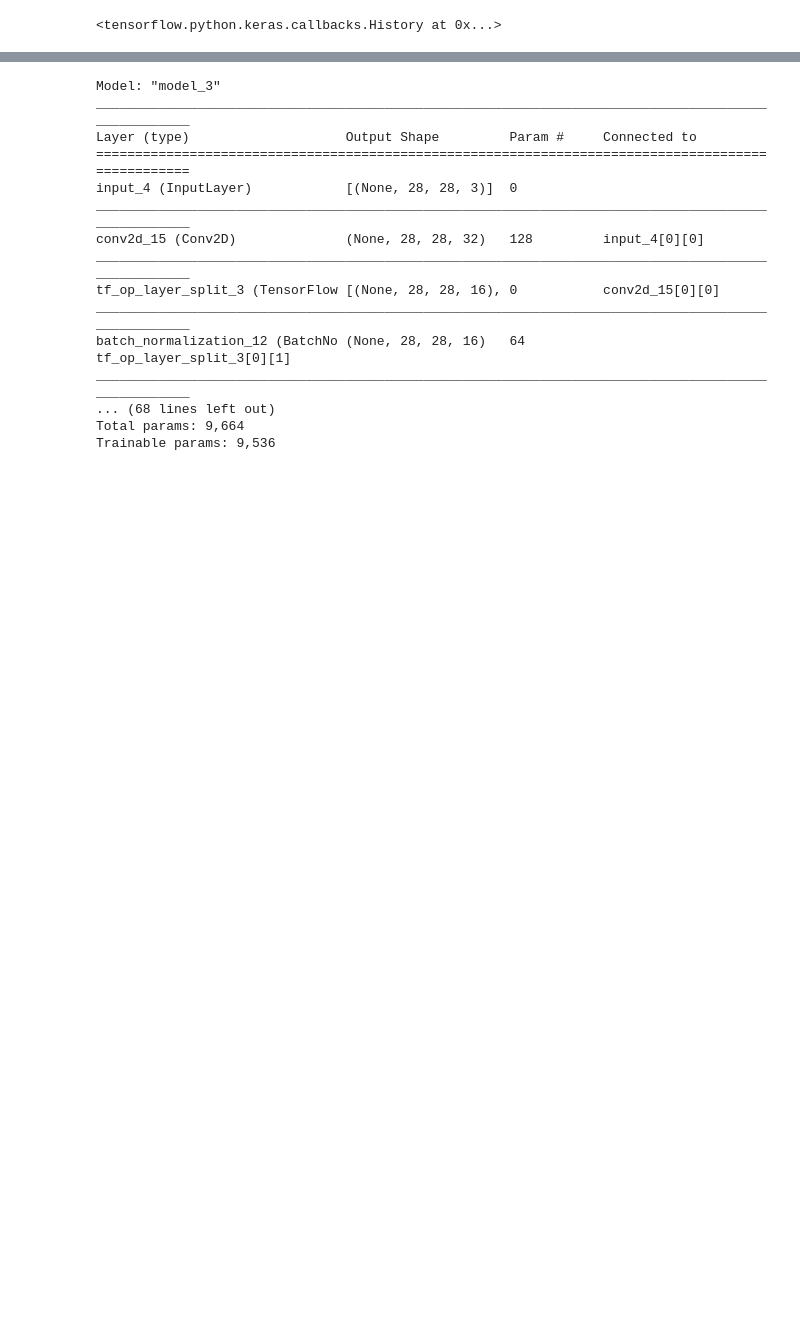
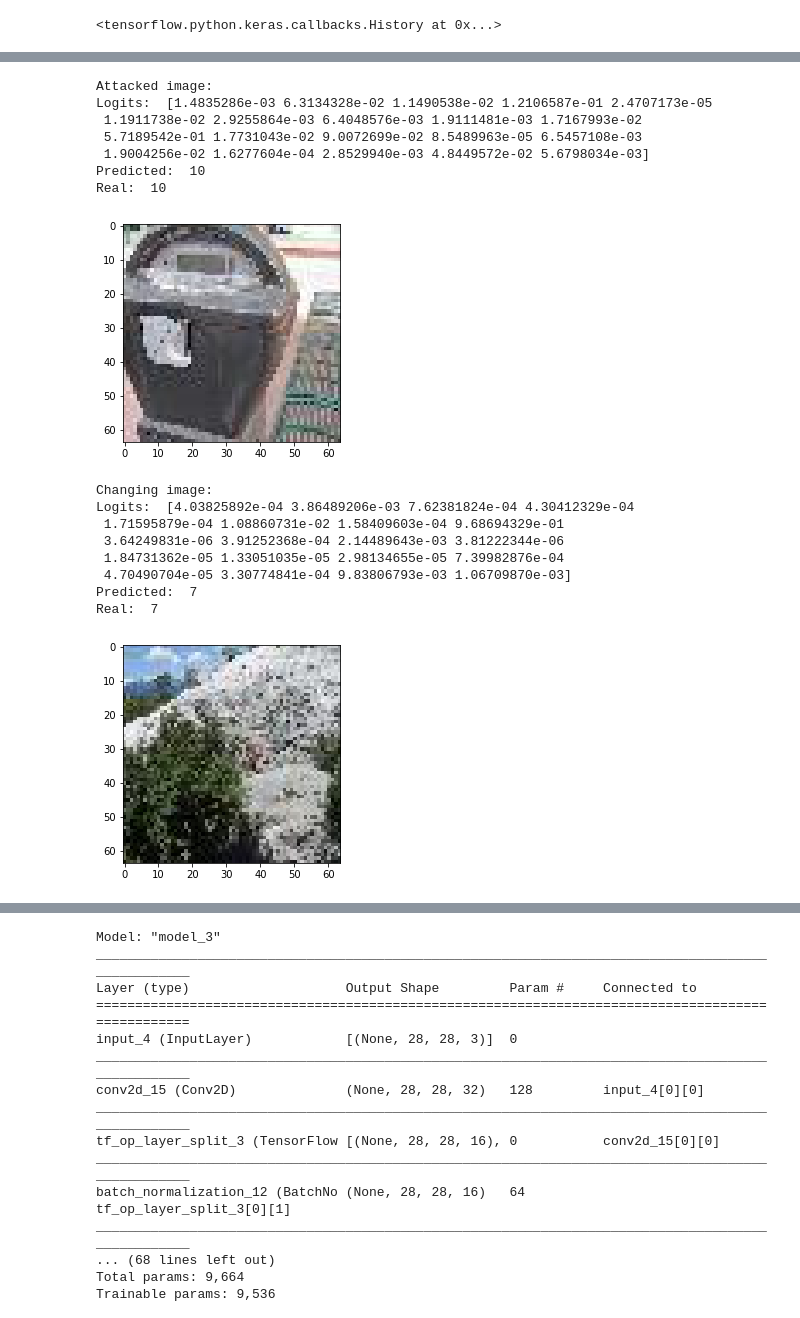
Before and after one commit to sava-stepurin/graduate_work, a Jupyter notebook: RevNet/simple_RevNet.ipynb, the cells around one changed output, grey strips where cells are left out. Drawn from its saved outputs; the diff is of its cells as text; code cells hidden in the pictures; blank space fills up the shorter version.

```diff
--- a/RevNet/simple_RevNet.ipynb
+++ b/RevNet/simple_RevNet.ipynb
@@ -607,0 +1131,20 @@ Train on 52500 samples, validate on 17500 samples
+# %%
+att_i, attacked_img, ch_i, changed_img = choose_images()
+# %% [output]
+Attacked image:
+Logits:  [1.4835286e-03 6.3134328e-02 1.1490538e-02 1.2106587e-01 2.4707173e-05
+ 1.1911738e-02 2.9255864e-03 6.4048576e-03 1.9111481e-03 1.7167993e-02
+ 5.7189542e-01 1.7731043e-02 9.0072699e-02 8.5489963e-05 6.5457108e-03
+ 1.9004256e-02 1.6277604e-04 2.8529940e-03 4.8449572e-02 5.6798034e-03]
+Predicted:  10
+Real:  10
+[figure, added]
+Changing image:
+Logits:  [4.03825892e-04 3.86489206e-03 7.62381824e-04 4.30412329e-04
+ 1.71595879e-04 1.08860731e-02 1.58409603e-04 9.68694329e-01
+ 3.64249831e-06 3.91252368e-04 2.14489643e-03 3.81222344e-06
+ 1.84731362e-05 1.33051035e-05 2.98134655e-05 7.39982876e-04
+ 4.70490704e-05 3.30774841e-04 9.83806793e-03 1.06709870e-03]
+Predicted:  7
+Real:  7
+[figure, added]
```
Also changed, not shown: parts of 36 cells of this notebook.
